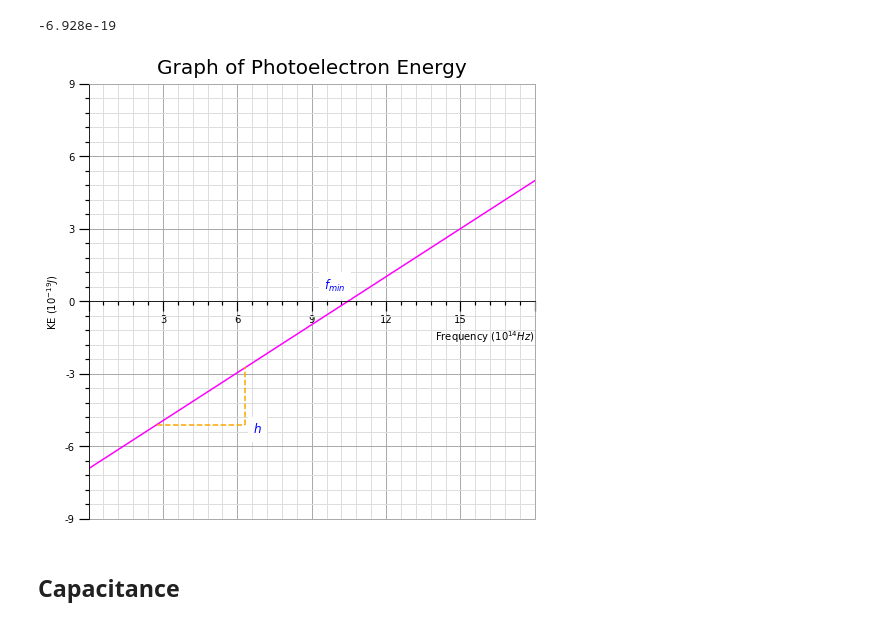
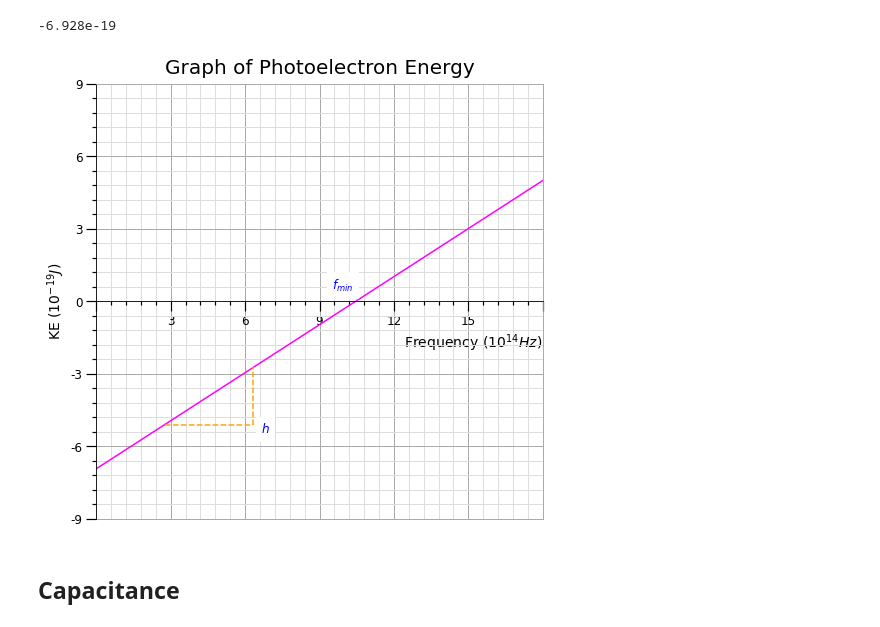
Before and after one commit to alexander-neville/docs, a Jupyter notebook: physics/calculations.ipynb, the cells around one changed output. Cells and saved outputs as stored; diff of their text form; code cells hidden in the pictures.

```diff
--- a/physics/calculations.ipynb
+++ b/physics/calculations.ipynb
@@ -13,7 +13,7 @@ import unicodedata
 matplotlib.interactive(True)
 plt.ion()
 matplotlib.is_interactive()
-
+plt.rc('axes', axisbelow=True)
 
 def text(x, y, text):
     ax.text(x, y, text, backgroundcolor="white",
@@ -57,3 +23,37 @@ def setup_labels(ax, title, xlabel, ylabel):
+# %%
+def create_graph():
+    f = plt.figure()
+    f.set_figwidth(8)
+    f.set_figheight(8)
+    ax = f.add_subplot(1,1,1)
+    return f, ax
+
+def setup_axis(ax, xlim, ylim):
+    ax.set_xlim(0,xlim)
+    ax.set_ylim(0,ylim)
+    ax.spines['top'].set_color("#aaaaaa")
+    ax.spines['right'].set_color("#aaaaaa")
+    ax.spines['left'].set(linewidth=1.2)
+    ax.spines['bottom'].set(linewidth=1.2)
+
+def setup_ticks(ax, xtick_sep, ytick_sep, major_x_tick, major_y_tick, minor_x_tick, minor_y_tick):
+    ax.xaxis.set_major_locator(MultipleLocator(xtick_sep))
+    ax.xaxis.set_minor_locator(AutoMinorLocator(5))
+    ax.yaxis.set_major_locator(MultipleLocator(ytick_sep))
+    ax.yaxis.set_minor_locator(AutoMinorLocator(5))
+    ax.xaxis.set_minor_formatter(minor_x_tick)
+    ax.xaxis.set_major_formatter(major_x_tick)
+    ax.yaxis.set_minor_formatter(minor_y_tick)
+    ax.yaxis.set_major_formatter(major_y_tick)
+    ax.tick_params(which='minor', width=1.2, length=4, color="#000000")
+    ax.tick_params(which='major', width=1.2, length=10, color="#000000", labelsize='12')
+    ax.grid(which="major", linewidth=1, color='#aaaaaa', linestyle="-", zorder=0.2)
+    ax.grid(which="minor", linewidth=1, color='#dddddd', linestyle="-", zorder=0.1)
+
+def setup_labels(ax, title, xlabel, ylabel):
+    ax.set_title(title, fontsize=20, verticalalignment='bottom')
+    ax.set_xlabel(xlabel, fontsize=14)
+    ax.set_ylabel(ylabel, fontsize=14)
 # %% [markdown]
 # Graphs
 
@@ -389,36 +389,36 @@ def minor_y_tick(y, pos):
     return f""
 
 
 def major_x_tick(x, pos):
     return "" if x == 0 or x ==18 else f"{int(x)}"
 
 
 def major_y_tick(y, pos):
     return f"{int(y)}"
 
 
 setup_ticks(ax, 3, 3, major_x_tick, major_y_tick, minor_x_tick, minor_y_tick)
 
 
 ax.spines['bottom'].set_position('zero')
 ax.patch.set_edgecolor('#aaaaaa')
 ax.patch.set_linewidth('1')
 
 ax.plot(f_vals, ke_vals, color="magenta")
 text(9.92, 1, "$f_{min}$")
 
 ax.plot([2.75, 6.3],[-5.1, -5.1], color="orange", linestyle="--")
 ax.plot([6.3, 6.3],[-5.1, -2.7], color="orange", linestyle="--")
 text(6.8, -5.0, "$h$")
 
 
-ax.set_xlabel(r'Frequency ($10^{14}Hz$)', loc="right")
-ax.set_ylabel(r'KE ($10^{-19}J$)')
+ax.set_xlabel(r'Frequency ($10^{14}Hz$)', loc="right", fontsize='14')
+ax.set_ylabel(r'KE ($10^{-19}J$)', fontsize='14')
 
 ax.set_title("Graph of Photoelectron Energy", fontsize=20, verticalalignment='bottom')
 plt.savefig("./images/photoelectron_energy.png", facecolor="#ffffff")
 # %% [output]
-[figure, old version]
+[figure, new version]
 # %% [markdown]
 ## Capacitance
 # %%
```
Also changed, not shown: parts of 14 cells of this notebook, 19 other files.
